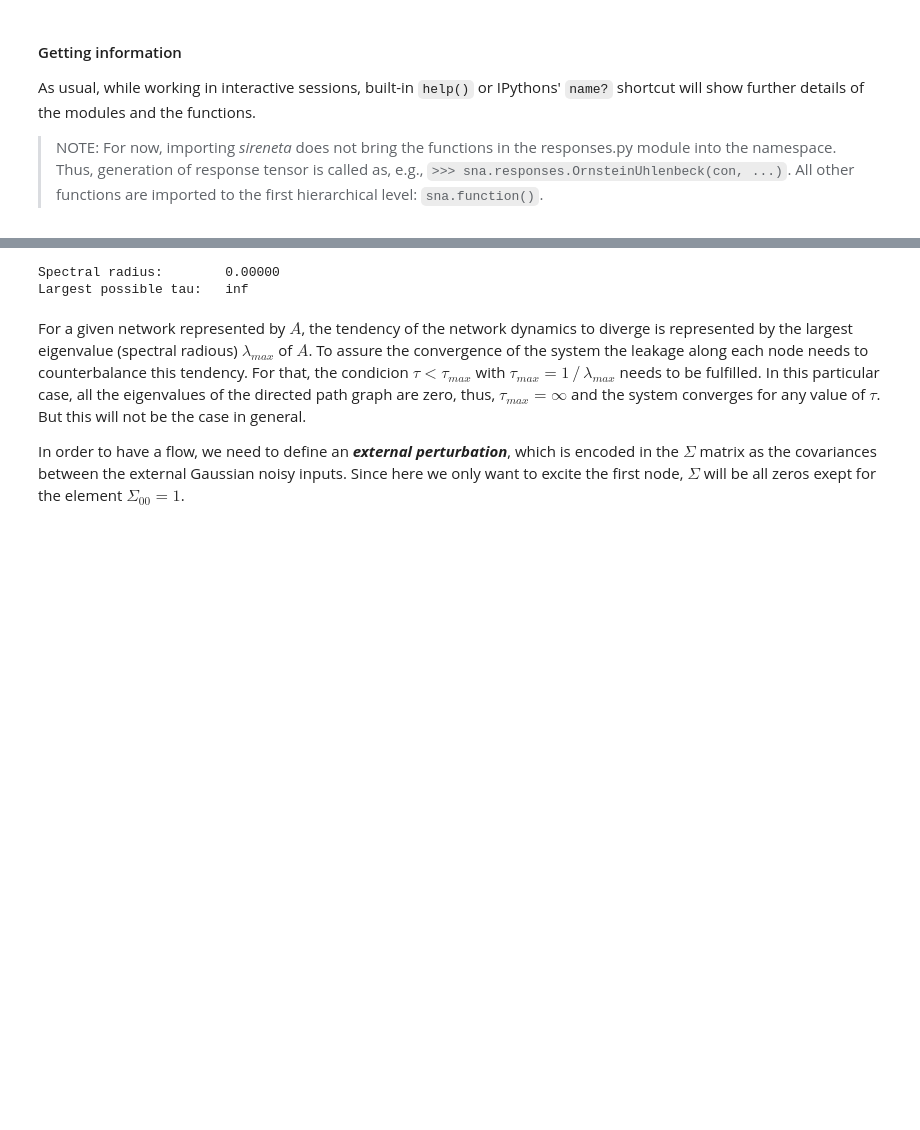
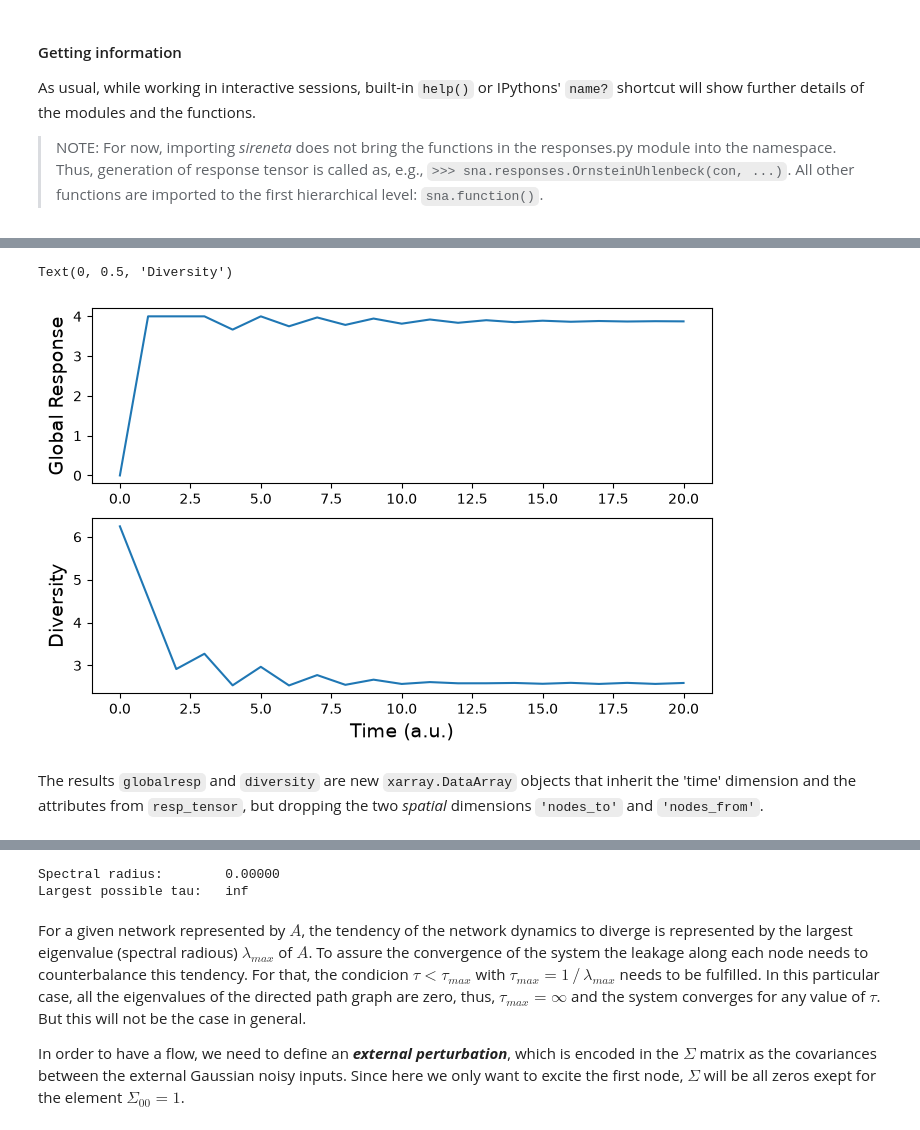
Before and after one commit to mb-BCA/SiReNetA, a Jupyter notebook: Examples/Test_RandomWalk.ipynb, the cells around one changed output, grey strips where cells are left out. Cells and saved outputs as stored; diff of their text form; code cells hidden in the pictures; blank space fills up the shorter version.

```diff
--- a/Examples/Test_RandomWalk.ipynb
+++ b/Examples/Test_RandomWalk.ipynb
@@ -68,0 +244,20 @@ where $\tau$ is a time-constant and $\xi_i$ is a Gaussian white noise, independe
+# %%
+## COMPUTE AND VISUALISE SOME METRICS
+globalresp = sna.GlobalResponse(resp_tensor, selfresp=False)
+diversity = sna.Diversity(resp_tensor)
+
+# Visualise the results
+plt.figure(figsize=(8,5))
+plt.subplot(2,1,1)
+plt.plot(tpoints, globalresp.values);
+plt.ylabel( 'Global Response' )
+
+plt.subplot(2,1,2)
+plt.plot(tpoints, diversity.values);
+plt.xlabel( 'Time (a.u.)' )
+plt.ylabel( 'Diversity' )
+# %% [output]
+Text(0, 0.5, 'Diversity')
+[figure, added]
+# %% [markdown]
+The results `globalresp` and `diversity` are new `xarray.DataArray` objects that inherit the 'time' dimension and the attributes from `resp_tensor`, but dropping the two *spatial* dimensions `'nodes_to'` and `'nodes_from'`.
```
Also changed, not shown: parts of 24 cells of this notebook.
